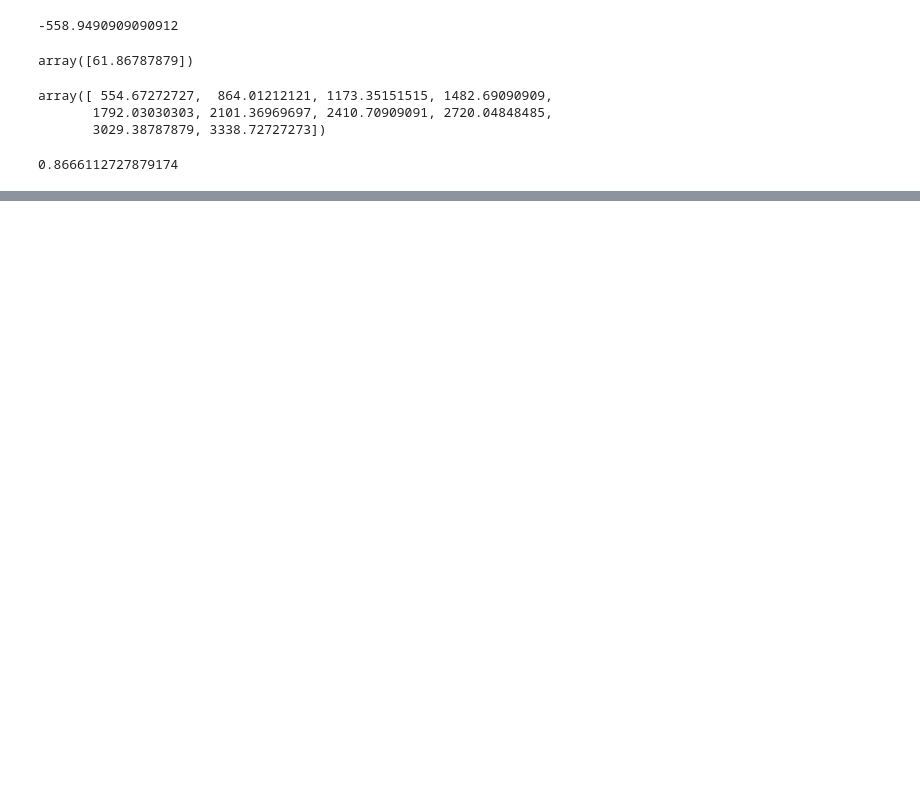
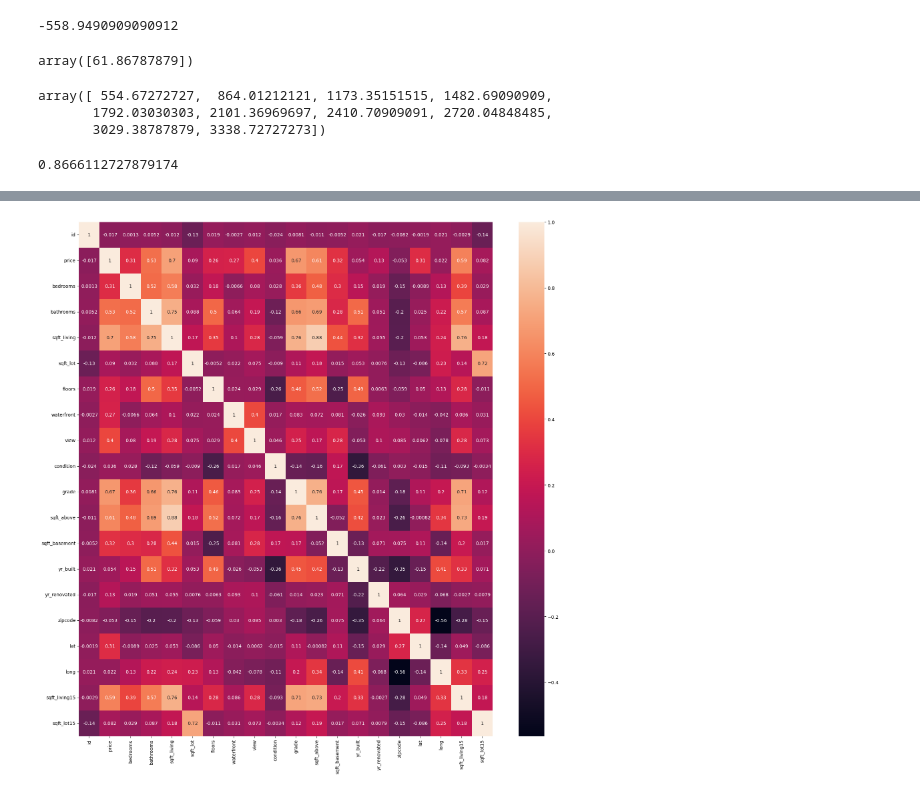
Before and after one commit to Alison561/Curso-Python, a Jupyter notebook: Regressao/Regressao.ipynb, the cells around one changed output, grey strips where cells are left out. Saved outputs shown, nothing was run; the diff lists cells and outputs as text; code cells hidden in the pictures; blank space fills up the shorter version.

```diff
--- a/Regressao/Regressao.ipynb
+++ b/Regressao/Regressao.ipynb
@@ -58,3 +59,6 @@ grafico.show()
 regressor_plano_saude.score(X_plano_saude, y_plano_saude)
 # %% [output]
 0.8666112727879174
+# %%
+base_casa = pd.read_csv('house_prices.csv')
+base_casa
@@ -60,0 +132,4 @@ regressor_plano_saude.score(X_plano_saude, y_plano_saude)
+# %%
+figura = plt.figure(figsize=(20,20))
+sns.heatmap(base_casa.corr(), annot=True);
+# %% [output]
@@ -60,0 +137 @@ regressor_plano_saude.score(X_plano_saude, y_plano_saude)
+[figure, added]
```
Also changed, not shown: parts of 40 cells of this notebook.
